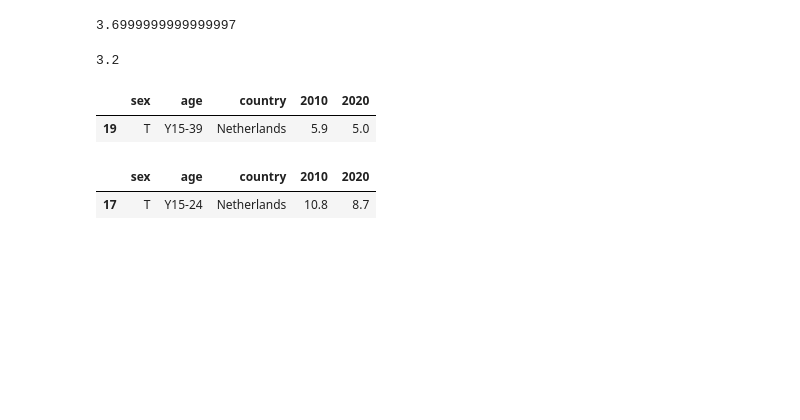
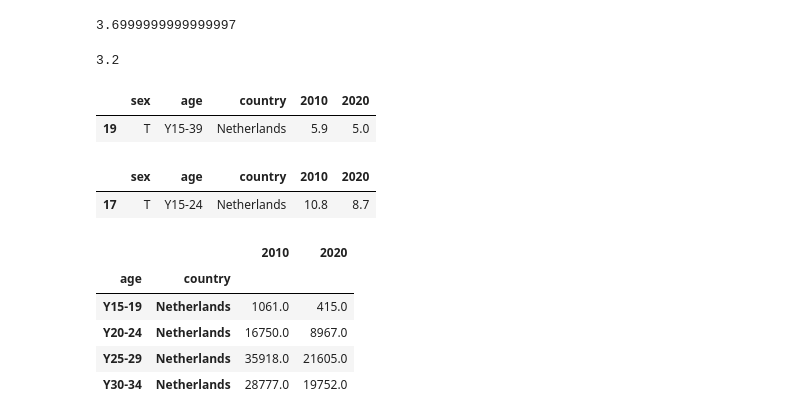
Before and after one commit to AnneLouisedb/Causality_Eurostat, a Jupyter notebook: research_outline.ipynb, the cells around one changed output. Drawn from its saved outputs; the diff is of its cells as text; code cells hidden in the pictures; blank space fills up the shorter version.

Commit message:
marrying data

```diff
--- a/research_outline.ipynb
+++ b/research_outline.ipynb
@@ -560,6 +558,26 @@ df1
 # %% [output]
 |  | sex | age | country | 2010 | 2020 |
 | 17 | T | Y15-24 | Netherlands | 10.8 | 8.7 |
+# %%
+
+
+# # Assuming demographic_data is your DataFrame
+# desired_age_group = 'Y25-29'
+# selected_row = young_people_married[(young_people_married.index.age == desired_age_group)]
+# print(selected_row)
+
+# desired_age_group = 'Y25-29'
+# selected_rows = young_people_married[young_people_married.index.get_level_values('age') == desired_age_group]['2010']
+# print(selected_rows[0])
+
+young_people_married
+# %% [output]
+|  |  | 2010 | 2020 |
+| age | country |  |  |
+| Y15-19 | Netherlands | 1061.0 | 415.0 |
+| Y20-24 | Netherlands | 16750.0 | 8967.0 |
+| Y25-29 | Netherlands | 35918.0 | 21605.0 |
+| Y30-34 | Netherlands | 28777.0 | 19752.0 |
 # %%
 # Adding a new column based on conditions
 df_outcome_2010['unemployment_rate_age_group'] = None  # Initialize column with None values
```
Also changed, not shown: parts of 9 cells of this notebook.
